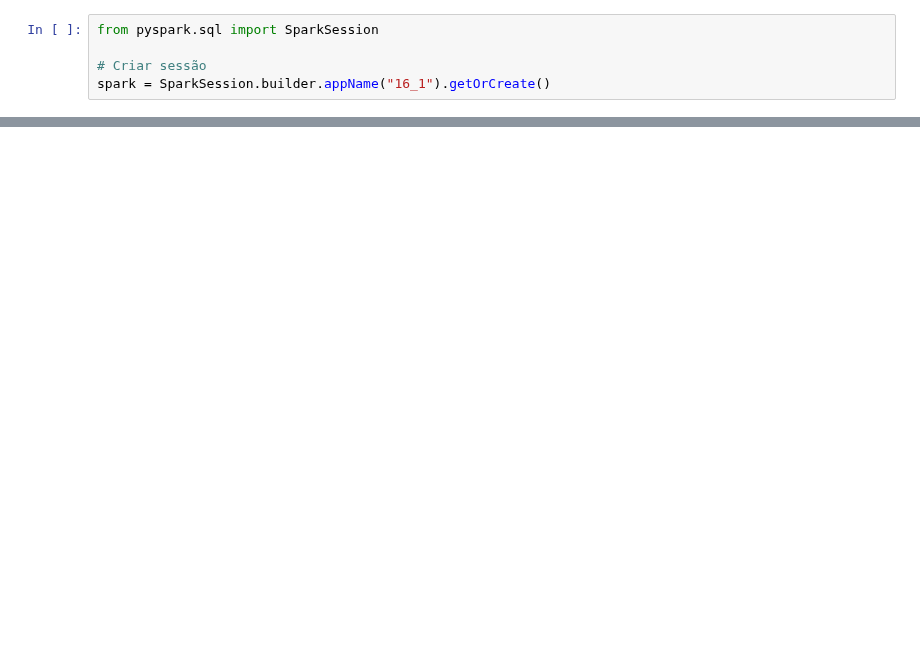
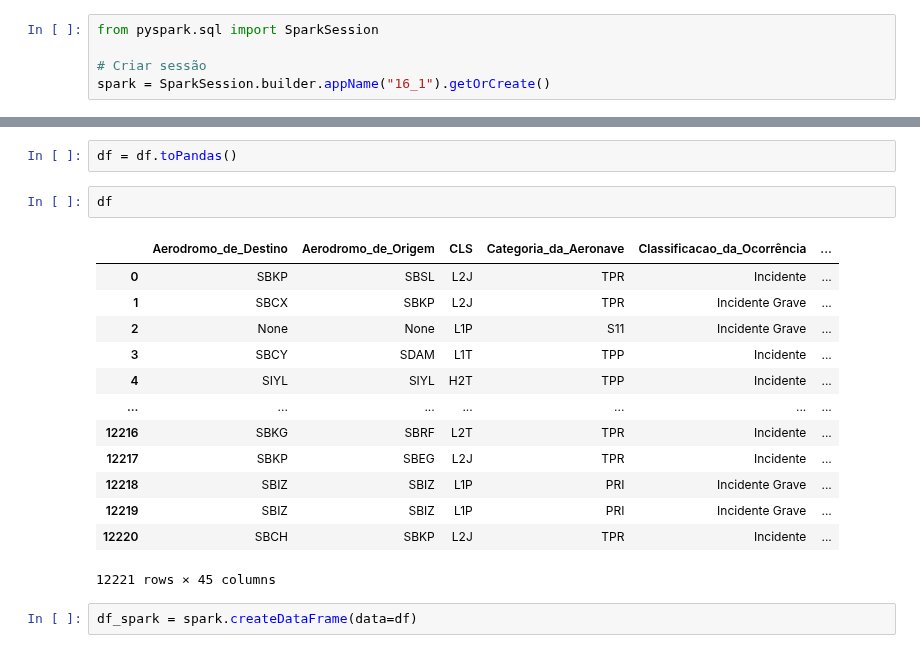
Before and after one commit to luanlimasoueu/pyspark, a Jupyter notebook: 16_udemy/16_1_exemplo.ipynb, the cells around one changed output, grey strips where cells are left out. Saved outputs shown, nothing was run; the diff lists cells and outputs as text; blank space fills up the shorter version.

```diff
--- a/16_udemy/16_1_exemplo.ipynb
+++ b/16_udemy/16_1_exemplo.ipynb
@@ -18,0 +123,20 @@ df.head(5)
+# %%
+df = df.toPandas()
+# %%
+df
+# %% [output]
+|  | Aerodromo_de_Destino | Aerodromo_de_Origem | CLS | Categoria_da_Aeronave | Classificacao_da_Ocorrência | ... |
+| 0 | SBKP | SBSL | L2J | TPR | Incidente | ... |
+| 1 | SBCX | SBKP | L2J | TPR | Incidente Grave | ... |
+| 2 | None | None | L1P | S11 | Incidente Grave | ... |
+| 3 | SBCY | SDAM | L1T | TPP | Incidente | ... |
+| 4 | SIYL | SIYL | H2T | TPP | Incidente | ... |
+| ... | ... | ... | ... | ... | ... | ... |
+| 12216 | SBKG | SBRF | L2T | TPR | Incidente | ... |
+| 12217 | SBKP | SBEG | L2J | TPR | Incidente | ... |
+| 12218 | SBIZ | SBIZ | L1P | PRI | Incidente Grave | ... |
+| 12219 | SBIZ | SBIZ | L1P | PRI | Incidente Grave | ... |
+| 12220 | SBCH | SBKP | L2J | TPR | Incidente | ... |
+12221 rows × 45 columns
+# %%
+df_spark = spark.createDataFrame(data=df)
```
Also changed, not shown: parts of 8 cells of this notebook.
